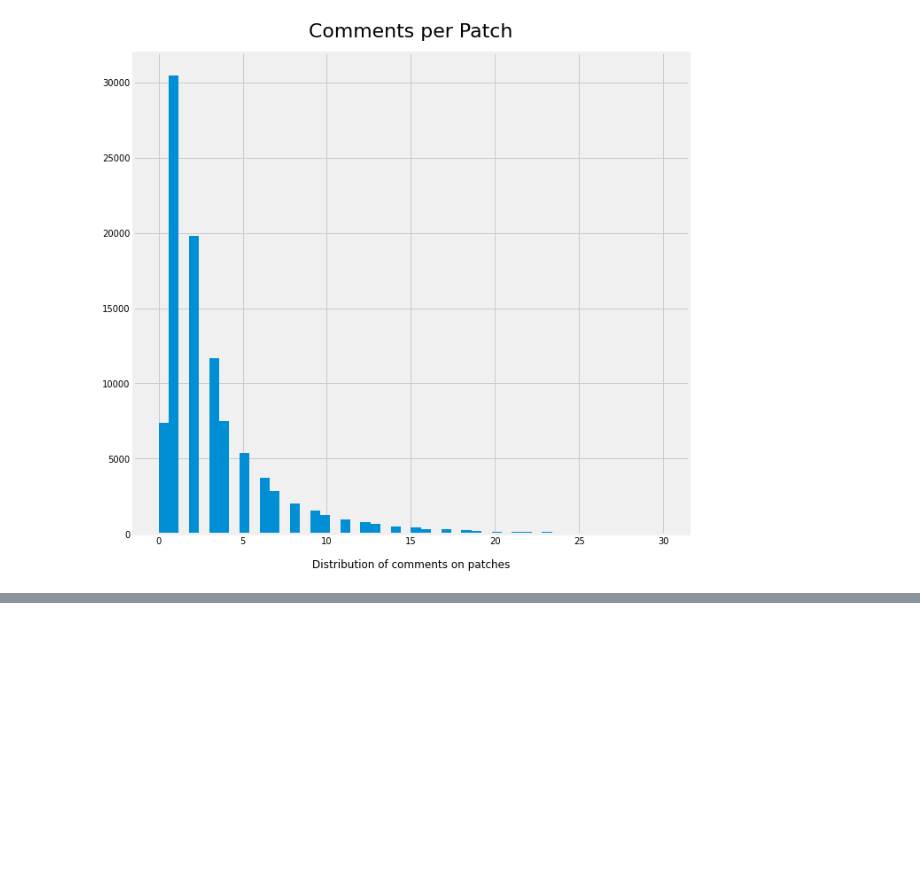
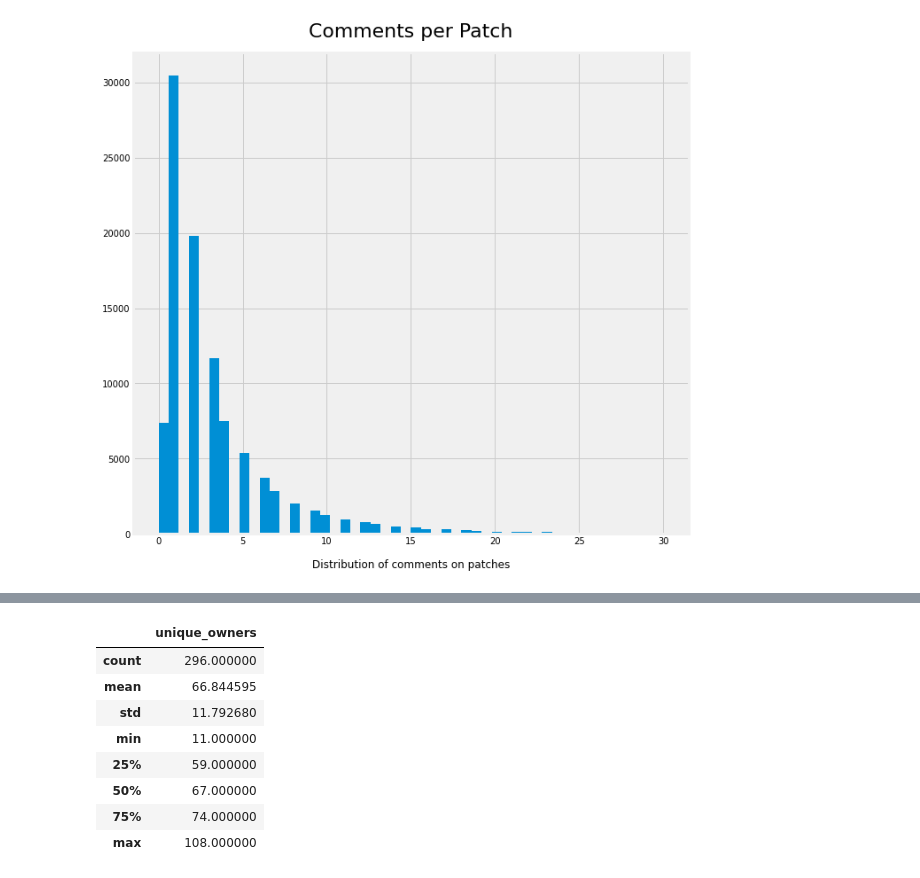
Before and after one commit to thcipriani/train-stats, a Jupyter notebook: README.ipynb, the cells around one changed output, grey strips where cells are left out. Saved outputs shown, nothing was run; the diff lists cells and outputs as text; code cells hidden in the pictures; blank space fills up the shorter version.

```diff
--- a/README.ipynb
+++ b/README.ipynb
@@ -538,0 +573,12 @@ Text(0.5, 1.02, 'Comments per Patch')
+# %%
+patch_authors.describe()
+# %% [output]
+|  | unique_owners |
+| count | 296.000000 |
+| mean | 66.844595 |
+| std | 11.792680 |
+| min | 11.000000 |
+| 25% | 59.000000 |
+| 50% | 67.000000 |
+| 75% | 74.000000 |
+| max | 108.000000 |
```
Also changed, not shown: parts of 3 cells of this notebook, 2 other files.
